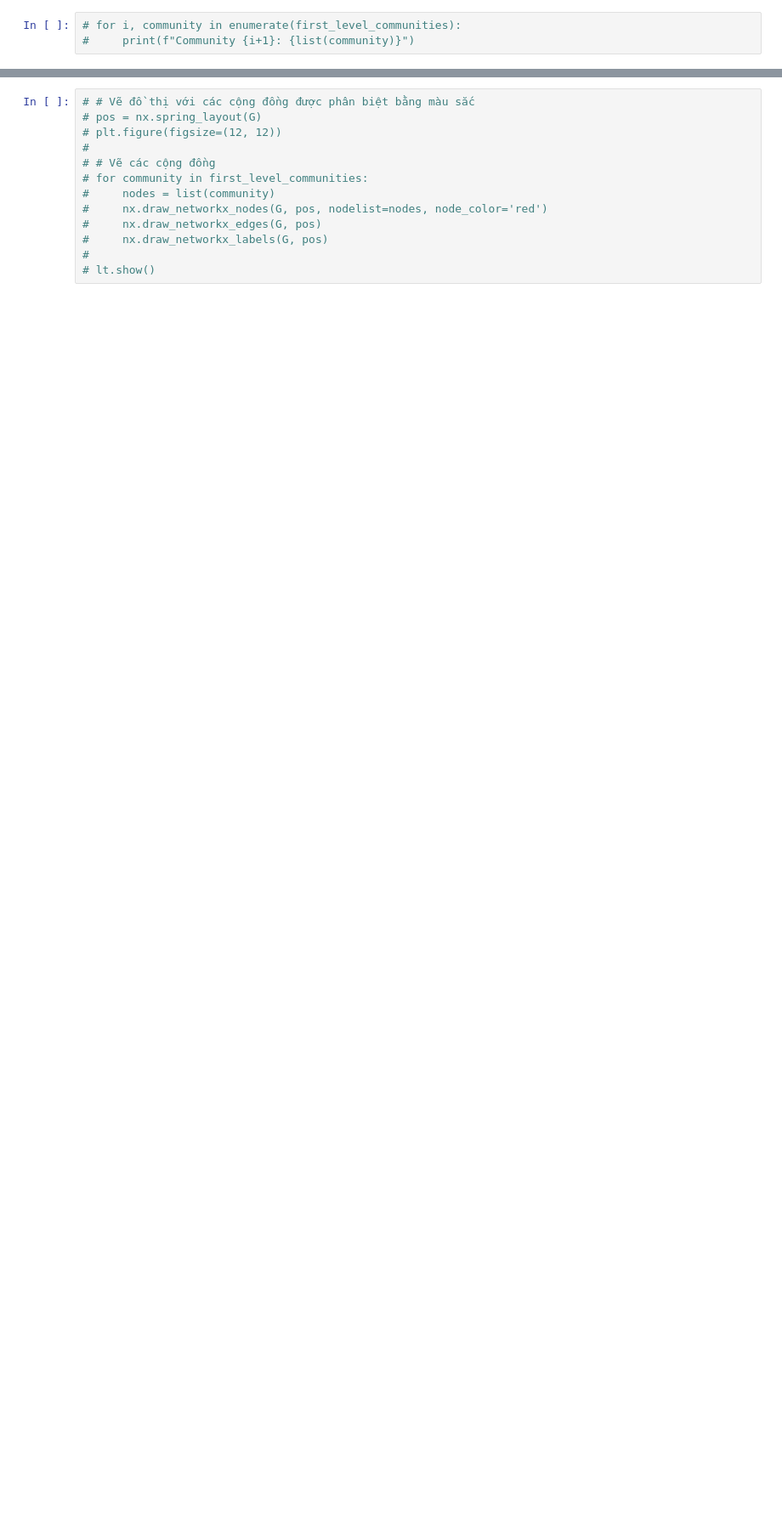
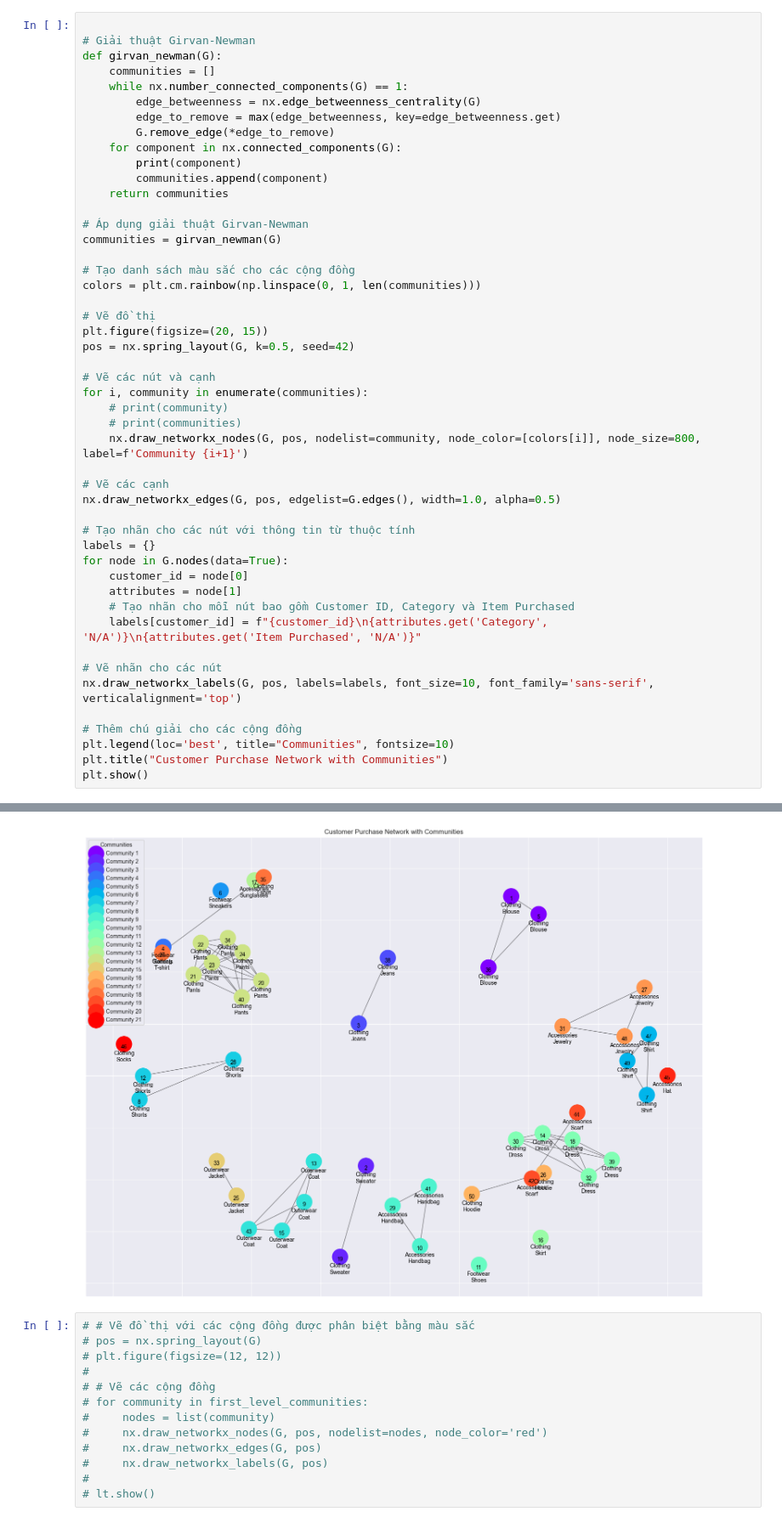
Before and after one commit to DuyetVu2001/pythonProject, a Jupyter notebook: btl.ipynb, the cells around one changed output, grey strips where cells are left out. Shown: that part at 85% size. Drawn from its saved outputs; the diff is of its cells as text; blank space fills up the shorter version.

```diff
--- a/btl.ipynb
+++ b/btl.ipynb
@@ -91,3 +105,49 @@ print(list(first_level_communities))
 # %%
-# for i, community in enumerate(first_level_communities):
-#     print(f"Community {i+1}: {list(community)}")
+
+# Giải thuật Girvan-Newman
+def girvan_newman(G):
+    communities = []
+    while nx.number_connected_components(G) == 1:
+        edge_betweenness = nx.edge_betweenness_centrality(G)
+        edge_to_remove = max(edge_betweenness, key=edge_betweenness.get)
+        G.remove_edge(*edge_to_remove)
+    for component in nx.connected_components(G):
+        print(component)
+        communities.append(component)
+    return communities
+
+# Áp dụng giải thuật Girvan-Newman
+communities = girvan_newman(G)
+
+# Tạo danh sách màu sắc cho các cộng đồng
+colors = plt.cm.rainbow(np.linspace(0, 1, len(communities)))
+
+# Vẽ đồ thị
+plt.figure(figsize=(20, 15))
+pos = nx.spring_layout(G, k=0.5, seed=42)
+
+# Vẽ các nút và cạnh
+for i, community in enumerate(communities):
+    # print(community)
+    # print(communities)
+    nx.draw_networkx_nodes(G, pos, nodelist=community, node_color=[colors[i]], node_size=800, label=f'Community {i+1}')
+
+# Vẽ các cạnh
+nx.draw_networkx_edges(G, pos, edgelist=G.edges(), width=1.0, alpha=0.5)
+
+# Tạo nhãn cho các nút với thông tin từ thuộc tính
+labels = {}
+for node in G.nodes(data=True):
+    customer_id = node[0]
+    attributes = node[1]
+    # Tạo nhãn cho mỗi nút bao gồm Customer ID, Category và Item Purchased
+    labels[customer_id] = f"{customer_id}\n{attributes.get('Category', 'N/A')}\n{attributes.get('Item Purchased', 'N/A')}"
+
+# Vẽ nhãn cho các nút
+nx.draw_networkx_labels(G, pos, labels=labels, font_size=10, font_family='sans-serif', verticalalignment='top')
+
+# Thêm chú giải cho các cộng đồng
+plt.legend(loc='best', title="Communities", fontsize=10)
+plt.title("Customer Purchase Network with Communities")
+plt.show()
+# %% [output]
@@ -94,3 +171,4 @@ print(list(first_level_communities))
+[figure, added]
 # %%
 # # Vẽ đồ thị với các cộng đồng được phân biệt bằng màu sắc
 # pos = nx.spring_layout(G)
```
Also changed, not shown: parts of 6 cells of this notebook.
